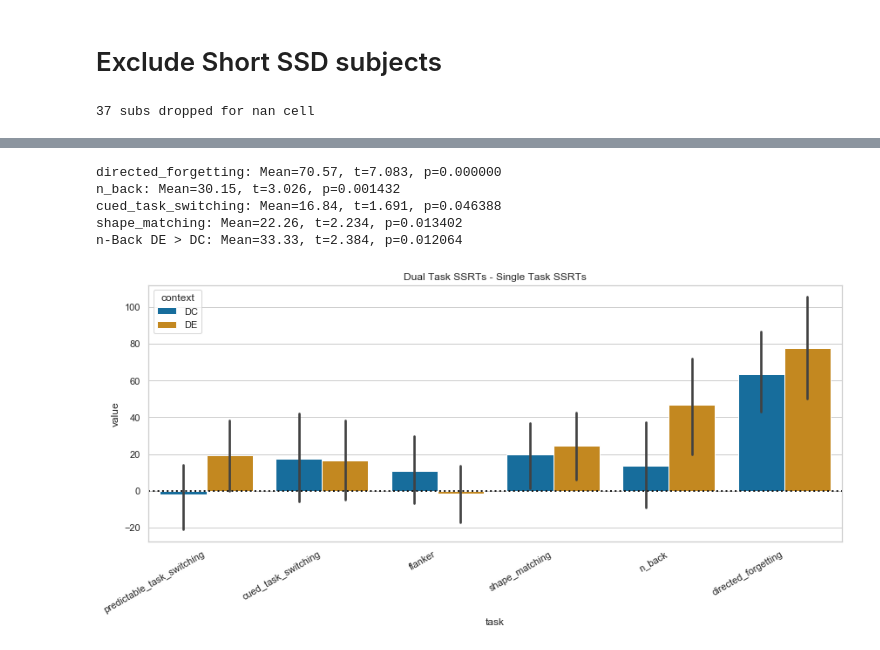
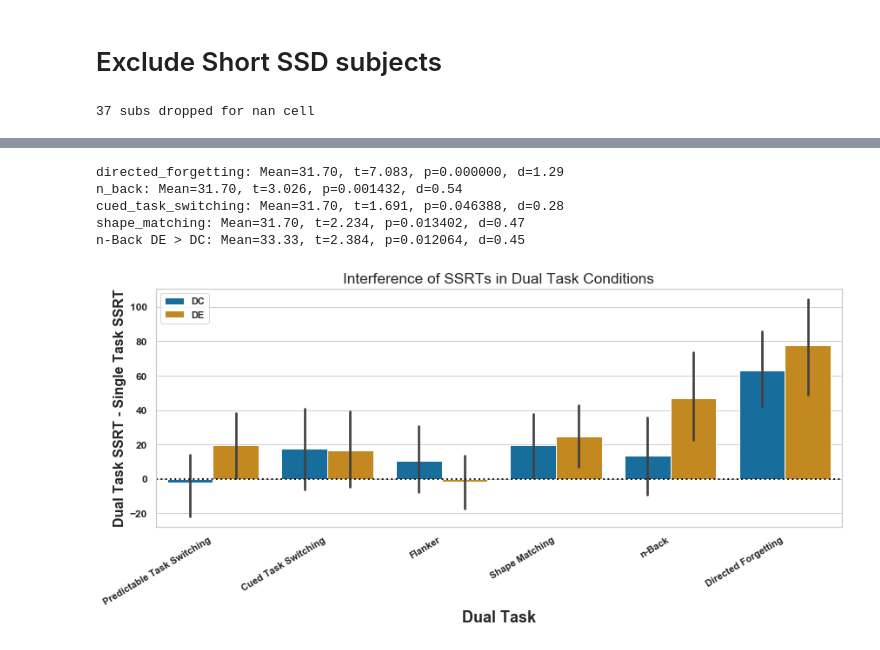
Before and after one commit to henrymj/mturk_dualStop_analysis, a Jupyter notebook: validation_analysis_dataset-all.ipynb, the cells around one changed output, grey strips where cells are left out. Drawn from its saved outputs; the diff is of its cells as text; code cells hidden in the pictures.

```diff
--- a/validation_analysis_dataset-all.ipynb
+++ b/validation_analysis_dataset-all.ipynb
@@ -112,7 +114,7 @@ def get_gng_presp(curr_data):
     out['p_resp_nogo'] = (stop_trials.query("go_nogo_condition=='nogo'").rt != -1).sum()/len(stop_trials.query("go_nogo_condition=='nogo'"))
     return out
 # %%
-stop_data_dict = make_clean_concat_data(stop_subset=True, dataset='all')
+stop_data_dict = make_clean_concat_data(stop_subset=True, dataset=dataset)
 # %% [markdown]
 # Check P(resp|signal) in Go/NoGo
 # %%
@@ -322,41 +348,54 @@ def pipeline(SSRTs, strip_str=''):
     display(anova_res)
 
     # Planned Contrasts
+    planned_tasks = ['directed_forgetting', 'n_back', 'cued_task_switching', 'shape_matching']
+    out_df = pd.DataFrame(index=planned_tasks + ['n_back: DE > DC'], columns=['mean', 't', 'p', 'd'])
     df = anova_res.loc[anova_res.Source=='Error', 'DF'].values[0]
     MS = anova_res.loc[anova_res.Source=='Error', 'MS'].values[0]
     std_err = np.sqrt(MS * (2/len(SSRTs)))
-    for task in ['directed_forgetting', 'n_back', 'cued_task_switching', 'shape_matching']:
-        diff = np.mean(SSRTs_taskMeaned.filter(regex=task).values - SSRTs_taskMeaned.filter(regex='SE').values)
-        t = diff/std_err
+    for task in planned_tasks:
+        diffs = (SSRTs_taskMeaned.filter(regex=task).values - SSRTs_taskMeaned.filter(regex='SE').values)
+        t = np.mean(diffs)/std_err
         pval = stats.t.sf(t, df)
-        print(f'{task}: Mean={diff:.2f}, t={t:.3f}, p={pval:.6f}')
+        print(f'{task}: Mean={diff:.2f}, t={t:.3f}, p={pval:.6f}, d={np.mean(diffs)/np.std(diffs):.2f}')
+        out_df.loc[task, ['mean', 't', 'p', 'd']] = np.mean(diffs), t, pval, np.mean(diffs)/np.std(diffs)
 
     # n-Back t-test
     diff_SSRTs = SSRTs.sub(SSRTs.filter(regex='SE').values)
     del diff_SSRTs['SE_SSRT']
 
+    diffs = (diff_SSRTs.n_back_DE_SSRT.values - diff_SSRTs.n_back_DC_SSRT.values)
     t, pval = stats.ttest_rel(diff_SSRTs.n_back_DE_SSRT.values, diff_SSRTs.n_back_DC_SSRT.values, nan_policy='raise', alternative='greater')
-    print(f'n-Back DE > DC: Mean={np.mean(diff_SSRTs.n_back_DE_SSRT.values - diff_SSRTs.n_back_DC_SSRT.values):.2f}, t={t:.3f}, p={pval:.6f}')
+    print(f'n-Back DE > DC: Mean={np.mean(diffs):.2f}, t={t:.3f}, p={pval:.6f}, d={np.mean(diffs)/np.std(diffs):.2f}')
+    out_df.loc['n_back: DE > DC', ['mean', 't', 'p', 'd']] = np.mean(diffs), t, pval, np.mean(diffs)/np.std(diffs)
 
     # Visualization
-    melted_diffs = diff_SSRTs.reset_index().melt(id_vars='ID')
-    melted_diffs['task'] = [i.split('_SSRT')[0].replace('_DC', '').replace('_DE', '') for i in melted_diffs['variable']]
-    melted_diffs['context'] = [context_str(i) for i in melted_diffs['variable']]
-    melted_diffs.loc[melted_diffs['task']=='SE', 'context'] = 'SE'
+    melted_diffs = diff_SSRTs.reset_index().melt(id_vars='ID', value_name='Dual Task SSRT - Single Task SSRT')
+    melted_diffs['Task'] = [i.split('_SSRT')[0].replace('_DC', '').replace('_DE', '') for i in melted_diffs['variable']]
+    melted_diffs['Trial Type'] = [context_str(i) for i in melted_diffs['variable']]
+    melted_diffs.loc[melted_diffs['Task']=='SE', 'context'] = 'SE'
+
+    melted_diffs['order'] = melted_diffs['Task'].map(order_dict)
+    melted_diffs = melted_diffs.sort_values(['order', 'Trial Type'])
+    melted_diffs['Task'] = melted_diffs['Task'].map(formal_tasks)
 
     fig = plt.figure(figsize=(12,6))
-    melted_diffs['order'] = melted_diffs['task'].map(order_dict)
-    melted_diffs = melted_diffs.sort_values(['order', 'context'])
-    ax = sns.barplot(x='task', y='value', hue='context', data=melted_diffs, palette=palette)
-    _ = plt.xticks(rotation=30, ha='right')
+    bar = sns.barplot(x='Task', y='Dual Task SSRT - Single Task SSRT', hue='Trial Type', data=melted_diffs, palette=palette)
+    plt.legend(prop={'weight': 'bold'})
+    _ = plt.xticks(rotation=31, ha='right', fontweight='bold', fontsize='11')
+    _ = plt.yticks(fontweight='bold', fontsize='12')
+    bar.set_xlabel('Dual Task', fontsize = 18, fontweight='bold')
+    bar.set_ylabel('Dual Task SSRT - Single Task SSRT', fontsize = 16, fontweight='bold')
+
     lowx, highx = plt.xlim()
     plt.plot([lowx, highx],[0,0],color='k',linestyle=':',linewidth=2)
-    plt.title('Dual Task SSRTs - Single Task SSRTs')
+    plt.title('Interference of SSRTs in Dual Task Conditions', fontsize='x-large')
     plt.tight_layout()
     lowy, highy = plt.ylim()
     _ = plt.axis([lowx, highx, lowy, highy])
     plt.show()
     plt.close()
+    return out_df
 # %% [markdown]
 # Exclude Short SSD trials
 # %%
@@ -375,15 +416,15 @@ n-Back DE > DC: Mean=21.78, t=1.810, p=0.038008
 # %% [markdown]
 # Exclude Short SSD subjects
 # %%
-pipeline(SSRTs_ThreshSubs, strip_str='_wThresh_subs')
+thresh_subs_tests = pipeline(SSRTs_ThreshSubs, strip_str='_wThresh_subs')
 # %% [output]
 37 subs dropped for nan cell
 |  | Source | SS | DF | MS | F | p-unc | p-GG-corr | np2 | eps | sphericity | ... |
 | 0 | variable | 99268.054886 | 6 | 16544.675814 | 11.49654 | 9.248794e-11 | 1.137219e-08 | 0.291077 | 0.75994 | False | ... |
 | 1 | Error | 241768.882795 | 168 | 1439.100493 | NaN | NaN | NaN | NaN | NaN | NaN | ... |
-directed_forgetting: Mean=70.57, t=7.083, p=0.000000
-n_back: Mean=30.15, t=3.026, p=0.001432
-cued_task_switching: Mean=16.84, t=1.691, p=0.046388
-shape_matching: Mean=22.26, t=2.234, p=0.013402
-n-Back DE > DC: Mean=33.33, t=2.384, p=0.012064
+directed_forgetting: Mean=31.70, t=7.083, p=0.000000, d=1.29
+n_back: Mean=31.70, t=3.026, p=0.001432, d=0.54
+cued_task_switching: Mean=31.70, t=1.691, p=0.046388, d=0.28
+shape_matching: Mean=31.70, t=2.234, p=0.013402, d=0.47
+n-Back DE > DC: Mean=33.33, t=2.384, p=0.012064, d=0.45
-[figure, old version]
+[figure, new version]
```
Also changed, not shown: parts of 9 cells of this notebook, 2 other files.
